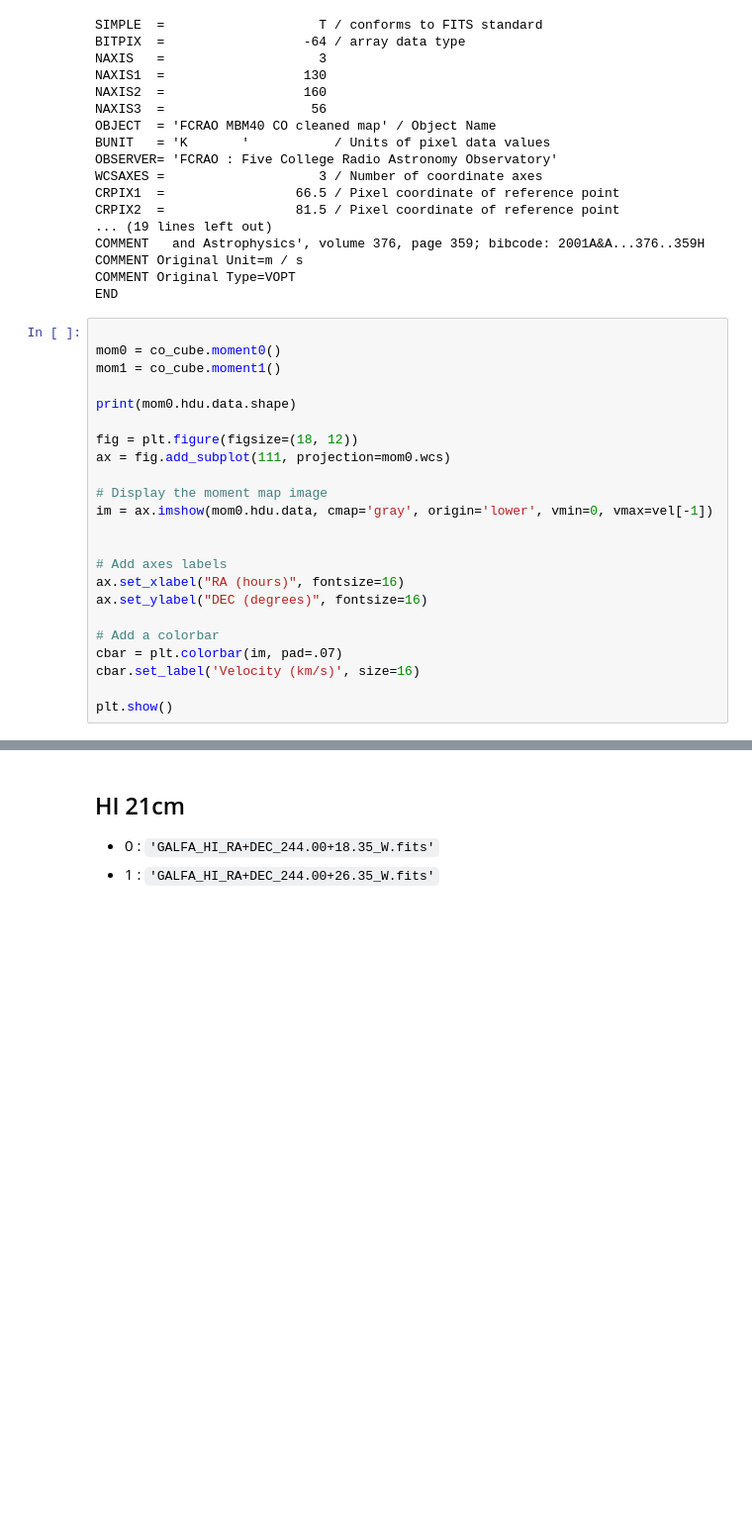
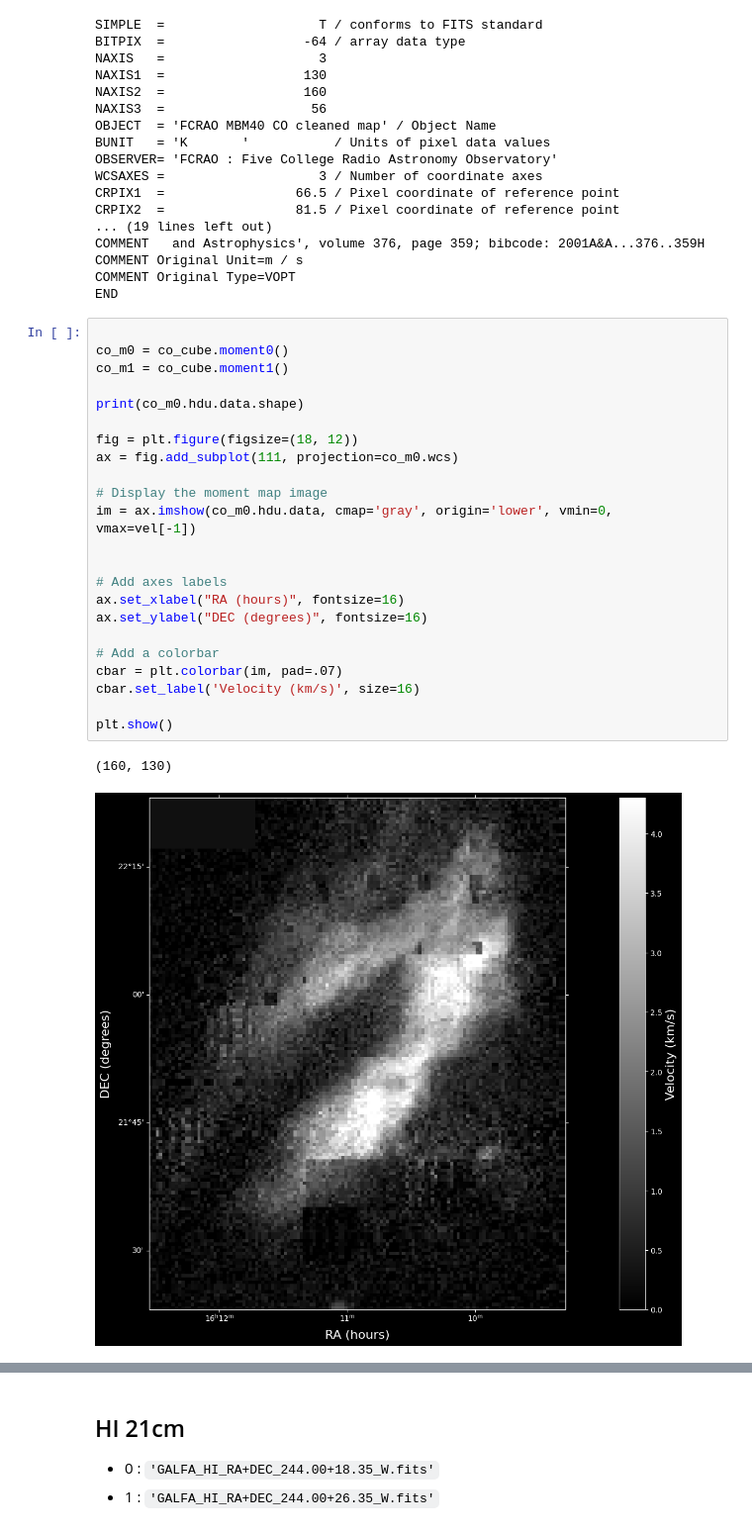
Before and after one commit to 00-berni/filaments_strc_param, a Jupyter notebook: fits_analysis.ipynb, the cells around one changed output, grey strips where cells are left out. Shown at 99% size. Saved outputs shown, nothing was run; the diff lists cells and outputs as text; blank space fills up the shorter version.

```diff
--- a/fits_analysis.ipynb
+++ b/fits_analysis.ipynb
@@ -265,24 +265,27 @@ COMMENT Original Type=VOPT
 END
 # %%
 
-mom0 = co_cube.moment0()
-mom1 = co_cube.moment1()
+co_m0 = co_cube.moment0()
+co_m1 = co_cube.moment1()
 
-print(mom0.hdu.data.shape)
+print(co_m0.hdu.data.shape)
 
 fig = plt.figure(figsize=(18, 12))
-ax = fig.add_subplot(111, projection=mom0.wcs)
+ax = fig.add_subplot(111, projection=co_m0.wcs)
 
 # Display the moment map image
-im = ax.imshow(mom0.hdu.data, cmap='gray', origin='lower', vmin=0, vmax=vel[-1])
+im = ax.imshow(co_m0.hdu.data, cmap='gray', origin='lower', vmin=0, vmax=vel[-1])
 
 
 # Add axes labels
 ax.set_xlabel("RA (hours)", fontsize=16)
 ax.set_ylabel("DEC (degrees)", fontsize=16)
 
 # Add a colorbar
 cbar = plt.colorbar(im, pad=.07)
 cbar.set_label('Velocity (km/s)', size=16)
 
 plt.show()
+# %% [output]
+(160, 130)
+[figure, added]
```
Also changed, not shown: parts of 12 cells of this notebook.
